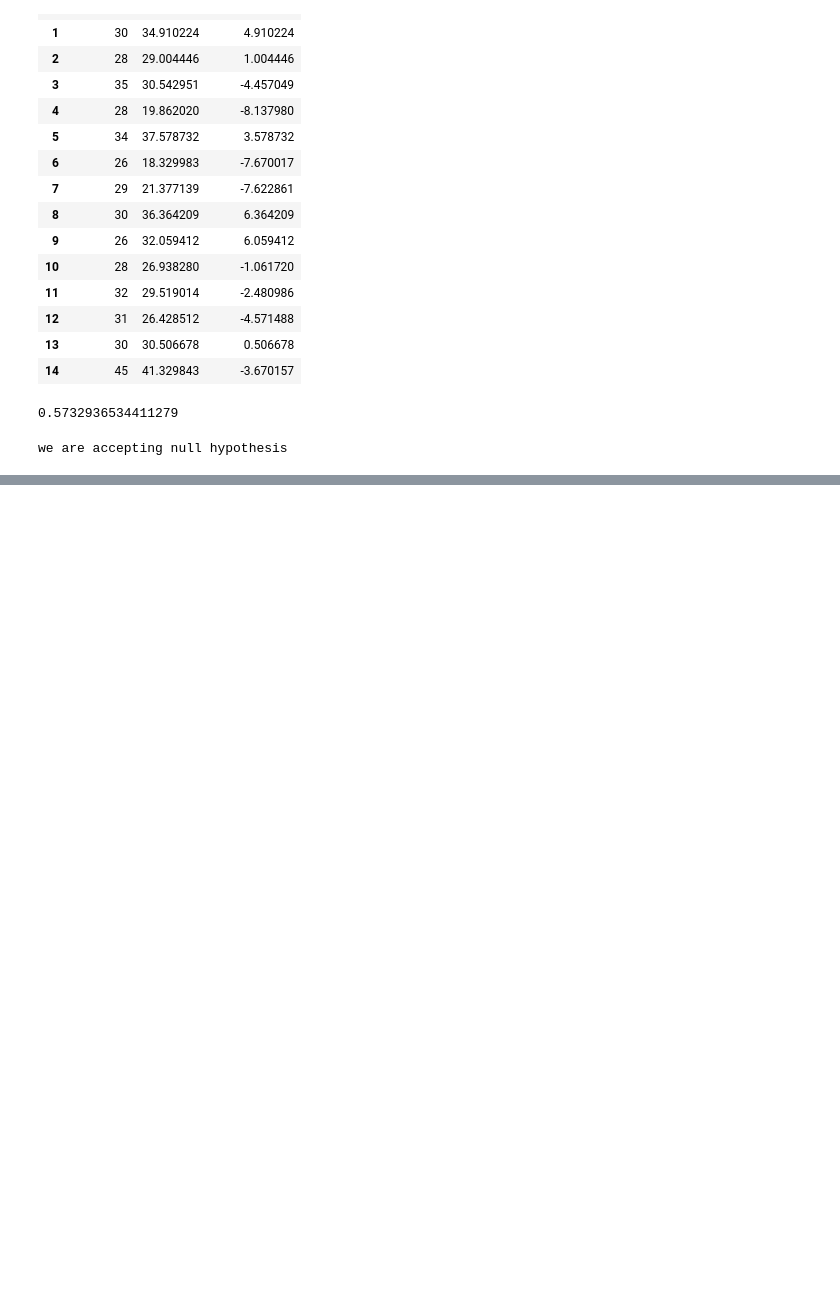
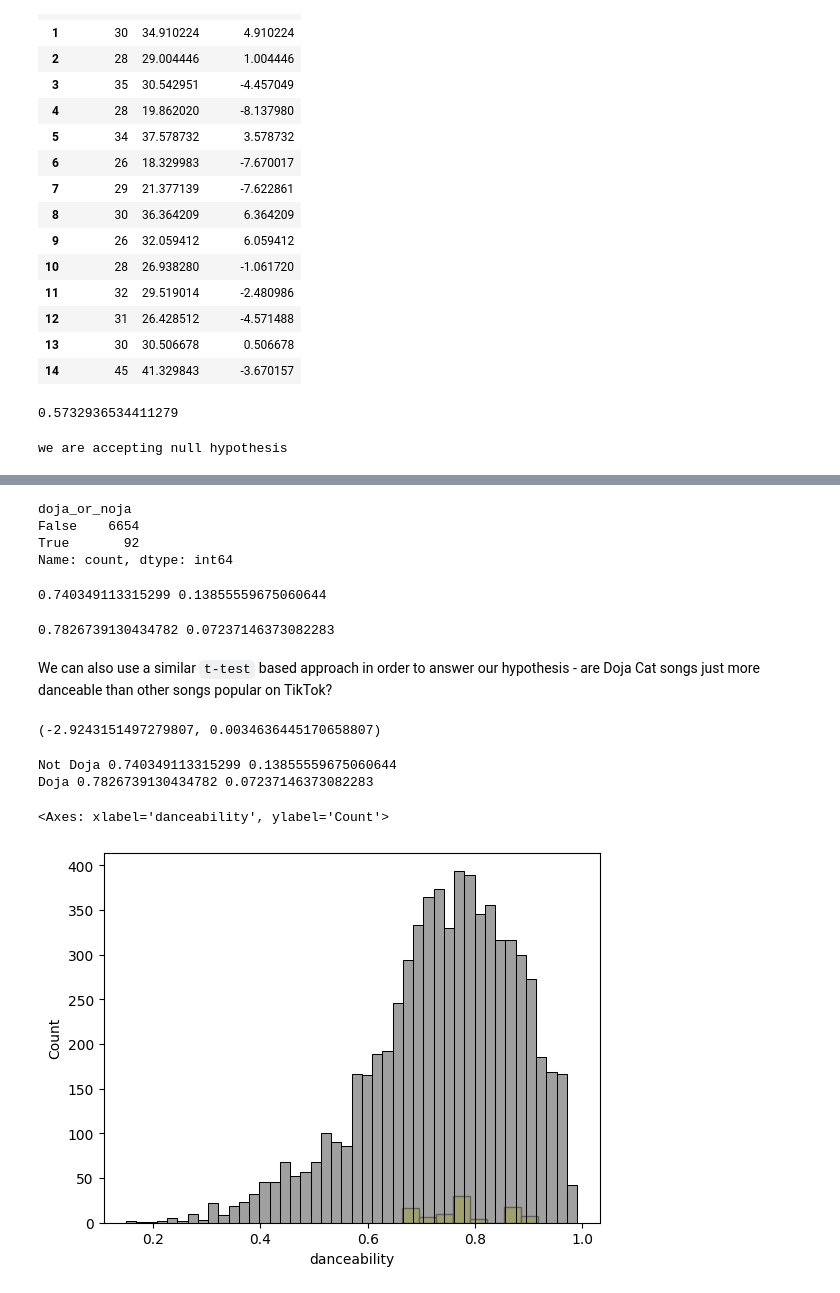
Before and after one commit to jnikhilreddy/Introduction-to-Statistics-in-Python, a Jupyter notebook: 6_Hypothesis_Testing_t_test.ipynb, the cells around one changed output, grey strips where cells are left out. Saved outputs shown, nothing was run; the diff lists cells and outputs as text; code cells hidden in the pictures; blank space fills up the shorter version.

```diff
--- a/6_Hypothesis_Testing_t_test.ipynb
+++ b/6_Hypothesis_Testing_t_test.ipynb
@@ -151,0 +153,6 @@ we are accepting null hypothesis
+# %%
+import pandas as pd
+import seaborn as sns
+
+tiktok_data = pd.read_csv('data/tiktok.csv') # This assumes you have also downloaded and unzipped the Data folder
+tiktok_data.head(2)
@@ -151,0 +164,21 @@ we are accepting null hypothesis
+# %%
+tiktok_data['doja_or_noja'] = tiktok_data.artist_name=='Doja Cat' # Create a column that stores if it is Doja Cat or not.
+tiktok_data.doja_or_noja.value_counts()
+# %% [output]
+doja_or_noja
+False    6654
+True       92
+Name: count, dtype: int64
+# %%
+doja_X1 = tiktok_data[tiktok_data.doja_or_noja==False]
+doja_X2 = tiktok_data[tiktok_data.doja_or_noja==True]
+# %%
+print(doja_X1.danceability.mean(), doja_X1.danceability.std()) # First we check the measures of central tendency to see if there is a relationship.
+# %% [output]
+0.740349113315299 0.13855559675060644
+# %%
+print(doja_X2.danceability.mean(), doja_X2.danceability.std())
+# %% [output]
+0.7826739130434782 0.07237146373082283
+# %% [markdown]
+We can also use a similar `t-test` based approach in order to answer our hypothesis - are Doja Cat songs just more danceable than other songs popular on TikTok?
@@ -151,0 +187,18 @@ we are accepting null hypothesis
+# %%
+t, p # t is the test statistic and p is the p-value
+# %% [output]
+(-2.9243151497279807, 0.0034636445170658807)
+# %%
+print("Not Doja", doja_X1.danceability.mean(), doja_X1.danceability.std())
+print("Doja", doja_X2.danceability.mean(), doja_X2.danceability.std())
+# %% [output]
+Not Doja 0.740349113315299 0.13855559675060644
+Doja 0.7826739130434782 0.07237146373082283
+# %%
+import seaborn as sns
+
+sns.histplot(doja_X2.danceability,multiple='stack',color='yellow')
+sns.histplot(doja_X1.danceability,multiple='stack',color='grey')
+# %% [output]
+<Axes: xlabel='danceability', ylabel='Count'>
+[figure, added]
```
Also changed, not shown: parts of 6 cells of this notebook, 1 other file.
